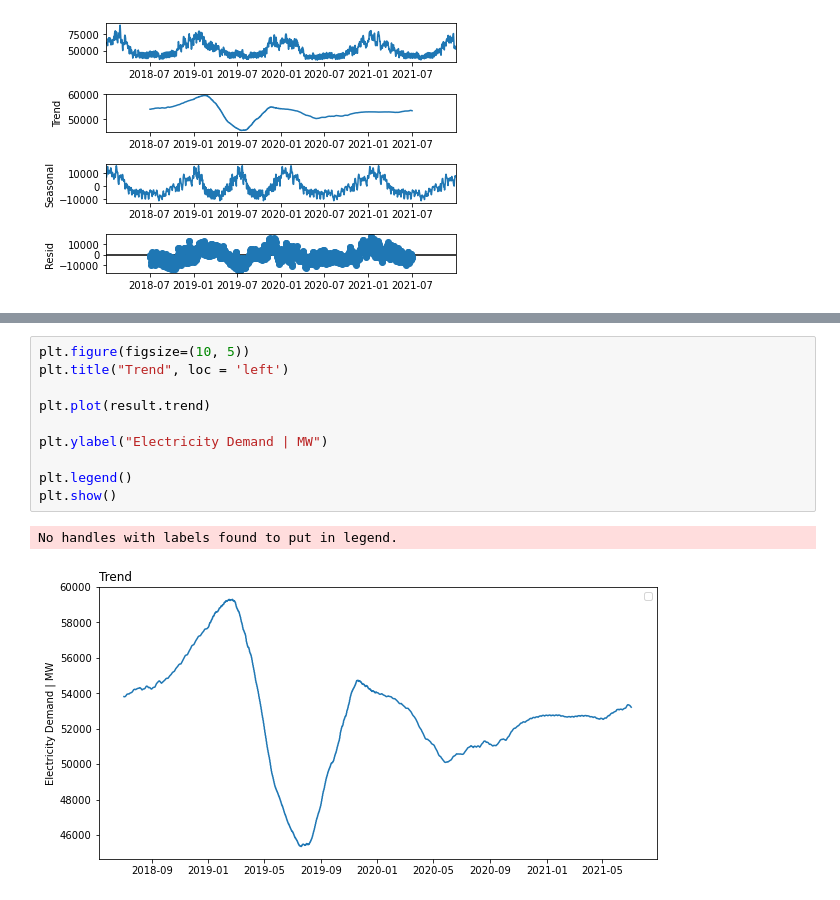
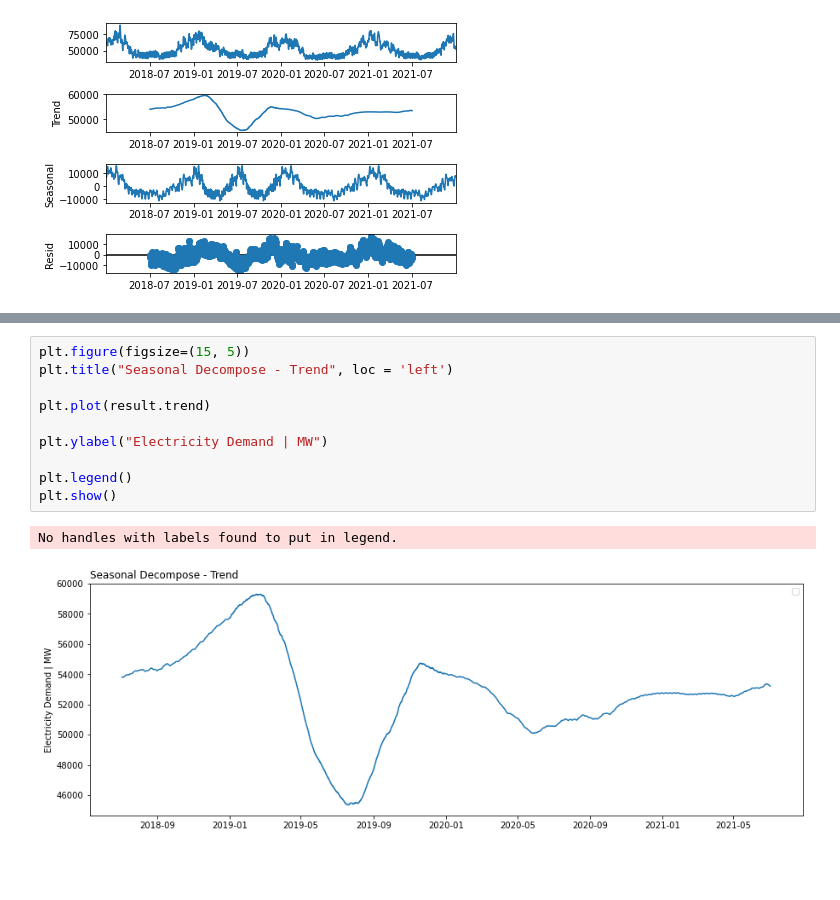
Before and after one commit to snowbalzz/Modeling, a Jupyter notebook: Modeling.ipynb, the cells around one changed output, grey strips where cells are left out. Drawn from its saved outputs; the diff is of its cells as text; blank space fills up the shorter version.

```diff
--- a/Modeling.ipynb
+++ b/Modeling.ipynb
@@ -42,13 +55,13 @@ No handles with labels found to put in legend.
 # %%
-plt.figure(figsize=(10, 5))
-plt.title("Trend", loc = 'left')
+plt.figure(figsize=(15, 5))
+plt.title("Seasonal Decompose - Trend", loc = 'left')
 
 plt.plot(result.trend)
 
 plt.ylabel("Electricity Demand | MW")
 
 plt.legend()
 plt.show()
 # %% [output]
 No handles with labels found to put in legend.
-[figure, old version]
+[figure, new version]
```
Also changed, not shown: parts of 5 cells of this notebook, 3 other files.
